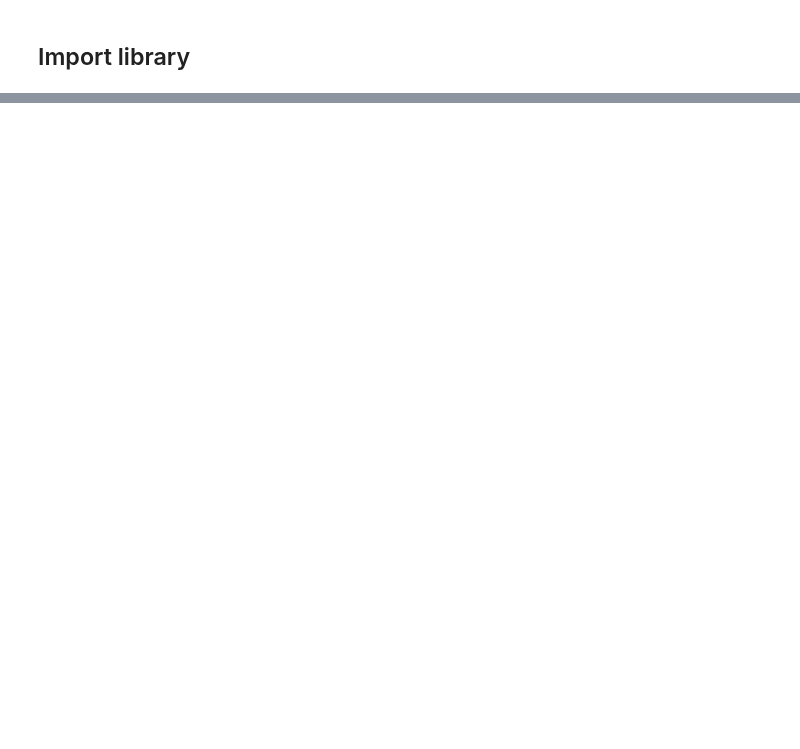
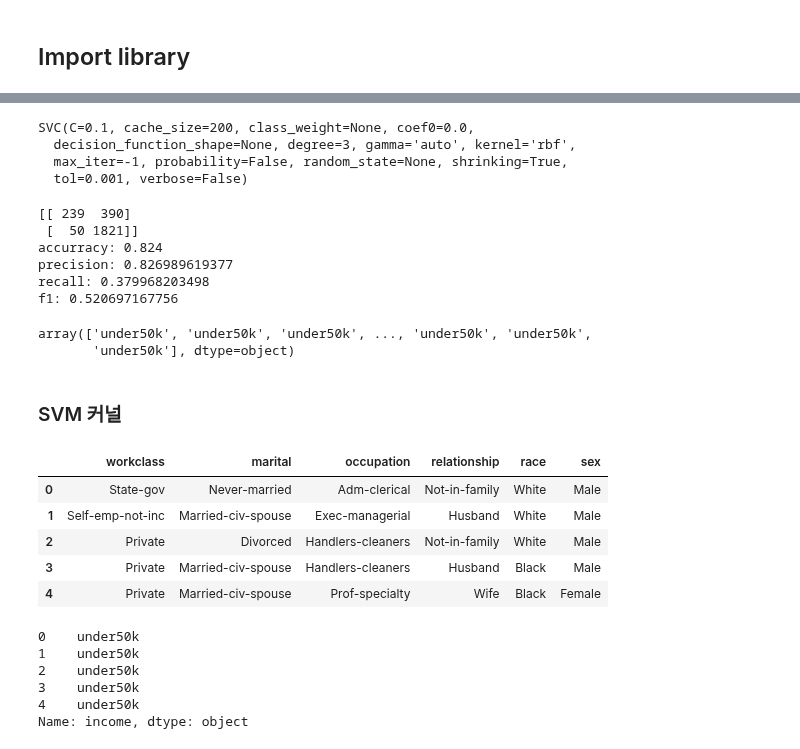
Before and after one commit to byungjun0689/DataScience, a Jupyter notebook: KMU/Second Semester/Python/1207_Final_Project/Final_test.ipynb, the cells around one changed output, grey strips where cells are left out. Saved outputs shown, nothing was run; the diff lists cells and outputs as text; code cells hidden in the pictures; blank space fills up the shorter version.

```diff
--- a/KMU/Second Semester/Python/1207_Final_Project/Final_test.ipynb
+++ b/KMU/Second Semester/Python/1207_Final_Project/Final_test.ipynb
@@ -125,0 +298,8 @@ f1: 0.656637168142
+# %%
+model = SVC(kernel='rbf',C=0.1)
+model.fit(X_train, y_train)
+# %% [output]
+SVC(C=0.1, cache_size=200, class_weight=None, coef0=0.0,
+  decision_function_shape=None, degree=3, gamma='auto', kernel='rbf',
+  max_iter=-1, probability=False, random_state=None, shrinking=True,
+  tol=0.001, verbose=False)
@@ -125,0 +308,26 @@ f1: 0.656637168142
+# %%
+getResult(y_test,y_pred)
+# %% [output]
+[[ 239  390]
+ [  50 1821]]
+accurracy: 0.824
+precision: 0.826989619377
+recall: 0.379968203498
+f1: 0.520697167756
+# %%
+y_pred
+# %% [output]
+array(['under50k', 'under50k', 'under50k', ..., 'under50k', 'under50k',
+       'under50k'], dtype=object)
+# %% [markdown]
+### SVM 커널
+# %%
+data = train[discrete]
+data.head()
+# %% [output]
+|  | workclass | marital | occupation | relationship | race | sex |
+| 0 | State-gov | Never-married | Adm-clerical | Not-in-family | White | Male |
+| 1 | Self-emp-not-inc | Married-civ-spouse | Exec-managerial | Husband | White | Male |
+| 2 | Private | Divorced | Handlers-cleaners | Not-in-family | White | Male |
+| 3 | Private | Married-civ-spouse | Handlers-cleaners | Husband | Black | Male |
+| 4 | Private | Married-civ-spouse | Prof-specialty | Wife | Black | Female |
@@ -125,0 +336,9 @@ f1: 0.656637168142
+# %%
+y.head()
+# %% [output]
+0    under50k
+1    under50k
+2    under50k
+3    under50k
+4    under50k
+Name: income, dtype: object
```
Also changed, not shown: parts of 75 cells of this notebook.
